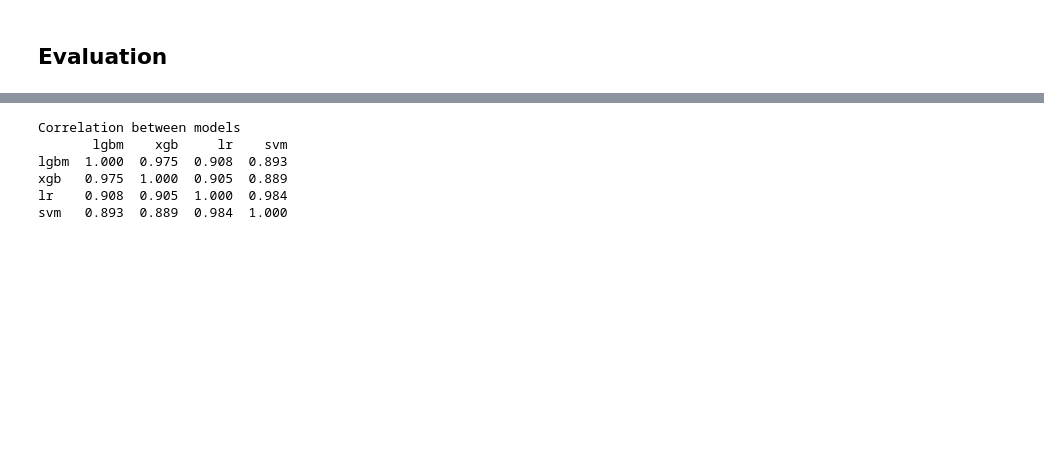
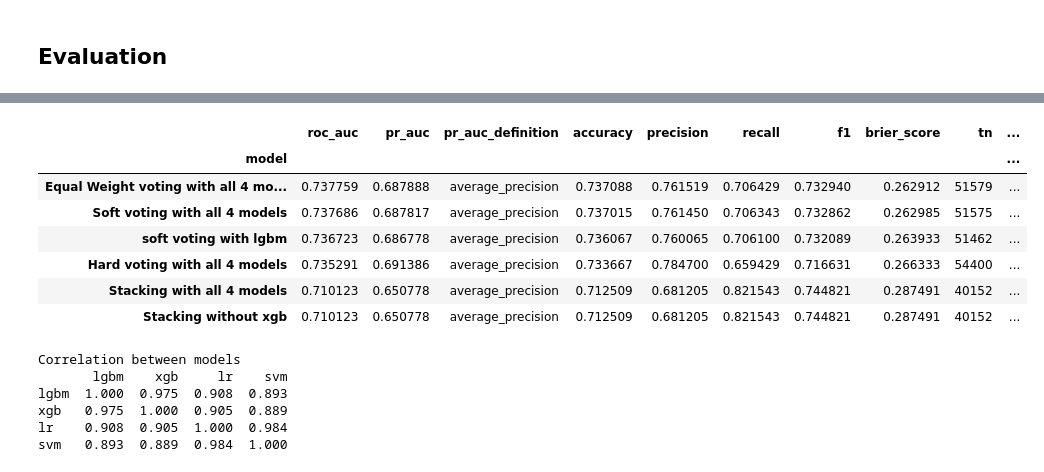
Before and after one commit to ssufiya/cs3244_group1, a Jupyter notebook: modelling/Ensemble/stacking&voting.ipynb, the cells around one changed output, grey strips where cells are left out. Cells and saved outputs as stored; diff of their text form; code cells hidden in the pictures; blank space fills up the shorter version.

Commit message:
finished stacking

```diff
--- a/modelling/Ensemble/stacking&voting.ipynb
+++ b/modelling/Ensemble/stacking&voting.ipynb
@@ -69,6 +69,9 @@ val  = pd.read_parquet("../../data/splits/primary/sarc_random/val.parquet")
 test  = pd.read_parquet("../../data/splits/primary/sarc_random/test.parquet")
 y_val = val['label']
 y_test = test['label']
+
+y_val_subreddit = pd.read_parquet("../../data/splits/primary/sarc_subreddit/val.parquet")['label']
+y_test_subreddit = pd.read_parquet("../../data/splits/primary/sarc_subreddit/test.parquet")['label']
 
 #sarcasm_random validation predictions (probabilties)
 #lite gbm /xgboost
@@ -94,8 +97,8 @@ subreddit_test_lgbm = "../../results/gbdt/ensemble_predictions/sarc_subreddit__t
 subreddit_val_logreg= "../../results/nb_logreg/ensemble_predictions/sarc_subreddit__val.parquet"
 subreddit_test_logreg= "../../results/nb_logreg/ensemble_predictions/sarc_subreddit__test.parquet" #logreg
 
-subreddit_val_margin = "../../results/margin-based/ensemble_predictions/sarc_random__val.parquet" #margin based
-subreddit_test_margin = "../../results/margin-based/ensemble_predictions/sarc_random__test.parquet"
+subreddit_val_margin = "../../results/margin-based/ensemble_predictions/sarc_subreddit__val.parquet" #margin based
+subreddit_test_margin = "../../results/margin-based/ensemble_predictions/sarc_subreddit__test.parquet"
 
 #sarc_temporal
 temporal_val_lgbm = "../../results/gbdt/ensemble_predictions/sarc_temporal__val.parquet" #lgbm
@@ -132,9 +135,9 @@ df = pd.read_parquet(subreddit_val_lgbm)
 display(df)
 
 #model names endings in columns
-lgbm_model = 'reply_tfidf_surface'
-xgb_model = 'reply_tfidf_surface'
-lr_model = 'reply_tfidf_surface'
+lgbm_model = 'lgbm_reply_tfidf_surface'
+xgb_model = 'xgb_reply_tfidf_surface'
+lr_model = 'lr_reply_tfidf_surface'
 svm_model = 'svm_tfidf_lex_surf'
 
 display(pd.read_parquet(val_lgbm))
@@ -344,8 +347,8 @@ def soft_vote(val_sources, test_sources, y_val, id_path=None, threshold=0.5):
         roc_auc_score(y_val, get_prob(*val_sources[n])) for n in names
     ])
 
-    # Handle edge case where all scores might be <= 0.5 to prevent division by zero
-    score_diffs = scores - 0.5
+    # Handle edge case where all scores might be <= 0.5 to prevent division by zero -> drop to 0
+    score_diffs = np.clip(scores - 0.5, 0, None)
     if score_diffs.sum() == 0:
         weights = np.ones(len(names)) / len(names)  # Fall back to equal weights
     else:
@@ -544,7 +553,7 @@ lgbm   1.0
 # %% [markdown]
 ## Evaluation
 # %%
-def evaluate(y, p):
+def evaluate(y, p, threshold=0.5):
     pred = p
     tn, fp, fn, tp = confusion_matrix(y, pred, labels=[0, 1]).ravel()
     return {"roc_auc": float(roc_auc_score(y, p)),
@@ -664,5 +673,36 @@ Stacking with LightGBM  Linear Regression and Linear SVM
  'fp': 26913,
  'fn': 12492,
  'tp': 57508}
+# %%
+def results_table(y, preds, sort_by=None, ascending=True):
+    rows = []
+    for name, p in preds.items():
+        metrics = evaluate(y, p)
+        metrics["model"] = name
+        rows.append(metrics)
+    table = pd.DataFrame(rows).set_index("model")
+    table = table.sort_values("roc_auc", ascending=False)
+    return table
+
+results_table(y_test, {"Hard voting with all 4 models ": final_pred_test['hardvoting_pred'],
+                        "Soft voting with all 4 models" : softvote_results['softvoting_pred'],
+                        "soft voting with lgbm" : softvote_results_withoutxgb['softvoting_pred'],
+                        "Equal Weight voting with all 4 models" :  equalweight_results['softvoting_pred'],
+                        "Stacking with all 4 models " : stacking_test_pred,
+                        "Stacking without xgb" : stacking_test_pred_withoutxgb,
+                            })
+
+
+#stacking generally perform poorer than voting
+#equal voting better than soft voting
+# %% [output]
+|  | roc_auc | pr_auc | pr_auc_definition | accuracy | precision | recall | f1 | brier_score | tn | ... |
+| model |  |  |  |  |  |  |  |  |  | ... |
+| Equal Weight voting with all 4 mo... | 0.737759 | 0.687888 | average_precision | 0.737088 | 0.761519 | 0.706429 | 0.732940 | 0.262912 | 51579 | ... |
+| Soft voting with all 4 models | 0.737686 | 0.687817 | average_precision | 0.737015 | 0.761450 | 0.706343 | 0.732862 | 0.262985 | 51575 | ... |
+| soft voting with lgbm | 0.736723 | 0.686778 | average_precision | 0.736067 | 0.760065 | 0.706100 | 0.732089 | 0.263933 | 51462 | ... |
+| Hard voting with all 4 models | 0.735291 | 0.691386 | average_precision | 0.733667 | 0.784700 | 0.659429 | 0.716631 | 0.266333 | 54400 | ... |
+| Stacking with all 4 models | 0.710123 | 0.650778 | average_precision | 0.712509 | 0.681205 | 0.821543 | 0.744821 | 0.287491 | 40152 | ... |
+| Stacking without xgb | 0.710123 | 0.650778 | average_precision | 0.712509 | 0.681205 | 0.821543 | 0.744821 | 0.287491 | 40152 | ... |
 # %%
 #check correlation of lgbm and xgboost model
```
Also changed, not shown: parts of 5 cells of this notebook.
